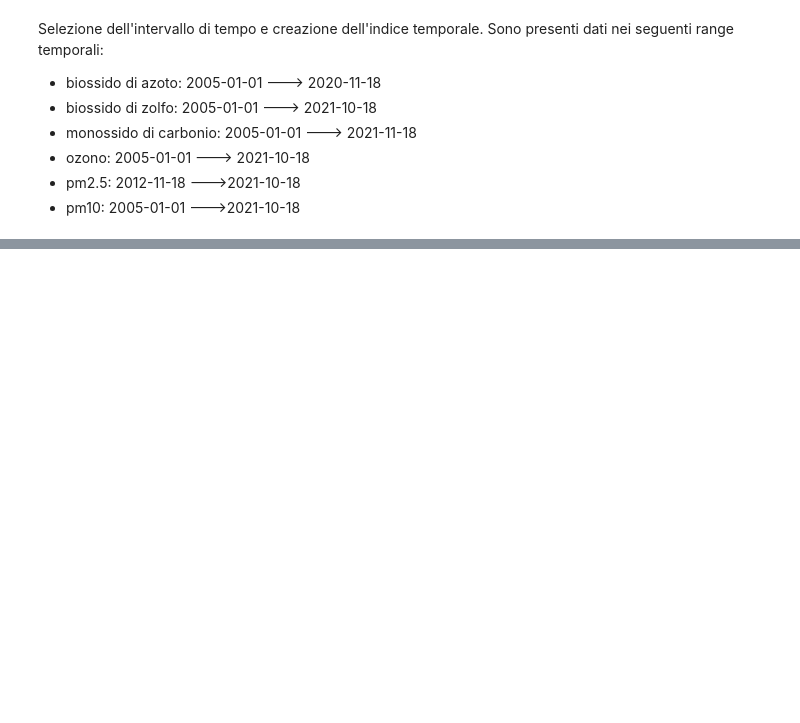
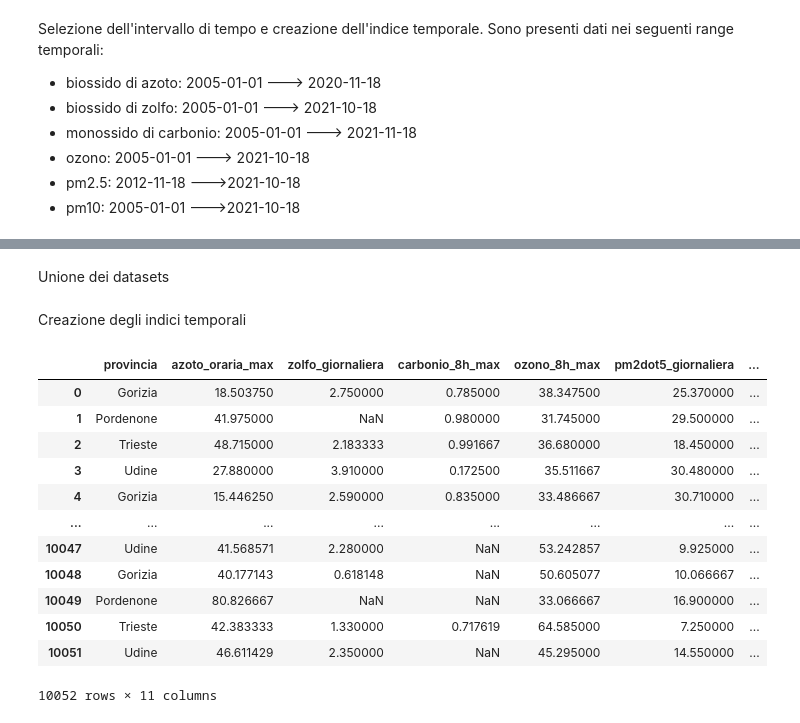
Before and after one commit to lorenzobonin/DL_Exam, a Jupyter notebook: data_processing.ipynb, the cells around one changed output, grey strips where cells are left out. Drawn from its saved outputs; the diff is of its cells as text; code cells hidden in the pictures; blank space fills up the shorter version.

Commit message:
Data processing update

```diff
--- a/data_processing.ipynb
+++ b/data_processing.ipynb
@@ -288,0 +302,7 @@ pm10_df=pm10_df.sort_values(by='DATA MISURA')
+# %%
+biossido_azoto_df=biossido_azoto_df[(biossido_azoto_df['DATA MISURA'] >= '2014-01-01') & (biossido_azoto_df['DATA MISURA'] <= biossido_azoto_df['DATA MISURA'].max())]
+biossido_zolfo_df=biossido_zolfo_df[(biossido_zolfo_df['DATA MISURA'] >=  '2014-01-01') & (biossido_zolfo_df['DATA MISURA'] <= biossido_azoto_df['DATA MISURA'].max())]
+monossido_carbonio_df=monossido_carbonio_df[(monossido_carbonio_df['DATA MISURA'] >=  '2014-01-01') & (monossido_carbonio_df['DATA MISURA'] <= biossido_azoto_df['DATA MISURA'].max())]
+ozono_df=ozono_df[(ozono_df['DATA MISURA'] >= '2014-01-01') & (ozono_df['DATA MISURA'] <= biossido_azoto_df['DATA MISURA'].max())]
+pm2dot5_df=pm2dot5_df[(pm2dot5_df['DATA MISURA'] >= '2014-01-01') & (pm2dot5_df['DATA MISURA'] <= biossido_azoto_df['DATA MISURA'].max())]
+pm10_df=pm10_df[(pm10_df['DATA MISURA'] >= '2014-01-01') & (pm10_df['DATA MISURA'] <= biossido_azoto_df['DATA MISURA'].max())]
@@ -288,0 +351,45 @@ pm10_df=pm10_df.sort_values(by='DATA MISURA')
+# %%
+biossido_azoto_df=biossido_azoto_df.groupby(by=['data', 'provincia']).agg({"azoto_oraria_max":"mean"})
+biossido_zolfo_df=biossido_zolfo_df.groupby(by=['data', 'provincia']).agg({"zolfo_giornaliera":"mean"})
+monossido_carbonio_df=monossido_carbonio_df.groupby(by=['data', 'provincia']).agg({"carbonio_8h_max":"mean"})
+ozono_df=ozono_df.groupby(by=['data', 'provincia']).agg({"ozono_8h_max":"mean"})
+pm2dot5_df=pm2dot5_df.groupby(by=['data', 'provincia']).agg({"pm2dot5_giornaliera":"mean"})
+pm10_df=pm10_df.groupby(by=['data', 'provincia']).agg({"pm10_giornaliera":"mean"})
+# %% [markdown]
+Unione dei datasets
+# %%
+df = pd.merge(biossido_azoto_df, biossido_zolfo_df, how='outer', on=["data", "provincia"]).sort_values(['data', 'provincia'])
+df = pd.merge(df, monossido_carbonio_df, how='outer', on=["data", "provincia"]).sort_values(['data', 'provincia'])
+df = pd.merge(df, ozono_df, how='outer', on=["data", "provincia"]).sort_values(['data', 'provincia'])
+df = pd.merge(df, pm2dot5_df, how='outer', on=["data", "provincia"]).sort_values(['data', 'provincia'])
+df = pd.merge(df, pm10_df, how='outer', on=["data", "provincia"]).sort_values(['data', 'provincia'])
+
+df=df.reset_index()
+# %% [markdown]
+Creazione degli indici temporali
+# %%
+df_new = df.copy()
+df_new["time_idx"] = (df_new['data'].dt.year * 52) + df_new['data'].dt.isocalendar().week
+df_new["relative_time_w"] = df_new['data'].dt.isocalendar().week
+df_new["relative_time_m"] = df_new['data'].dt.month
+df_new["relative_time_y"] = df_new['data'].dt.year
+df_new["time_idx"] -= df_new["time_idx"].min()
+df_new["time_idx"] = df_new["time_idx"].astype(int)
+
+df_new=df_new.drop("data", axis=1)
+# %%
+df_new
+# %% [output]
+|  | provincia | azoto_oraria_max | zolfo_giornaliera | carbonio_8h_max | ozono_8h_max | pm2dot5_giornaliera | ... |
+| 0 | Gorizia | 18.503750 | 2.750000 | 0.785000 | 38.347500 | 25.370000 | ... |
+| 1 | Pordenone | 41.975000 | NaN | 0.980000 | 31.745000 | 29.500000 | ... |
+| 2 | Trieste | 48.715000 | 2.183333 | 0.991667 | 36.680000 | 18.450000 | ... |
+| 3 | Udine | 27.880000 | 3.910000 | 0.172500 | 35.511667 | 30.480000 | ... |
+| 4 | Gorizia | 15.446250 | 2.590000 | 0.835000 | 33.486667 | 30.710000 | ... |
+| ... | ... | ... | ... | ... | ... | ... | ... |
+| 10047 | Udine | 41.568571 | 2.280000 | NaN | 53.242857 | 9.925000 | ... |
+| 10048 | Gorizia | 40.177143 | 0.618148 | NaN | 50.605077 | 10.066667 | ... |
+| 10049 | Pordenone | 80.826667 | NaN | NaN | 33.066667 | 16.900000 | ... |
+| 10050 | Trieste | 42.383333 | 1.330000 | 0.717619 | 64.585000 | 7.250000 | ... |
+| 10051 | Udine | 46.611429 | 2.350000 | NaN | 45.295000 | 14.550000 | ... |
+10052 rows × 11 columns
```
Also changed, not shown: parts of 13 cells of this notebook.
